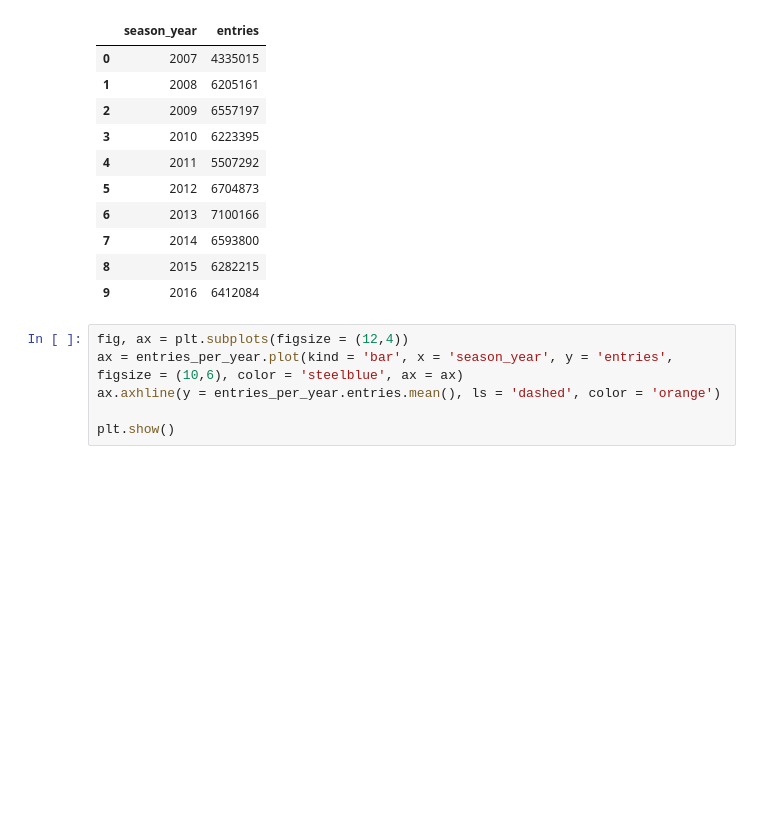
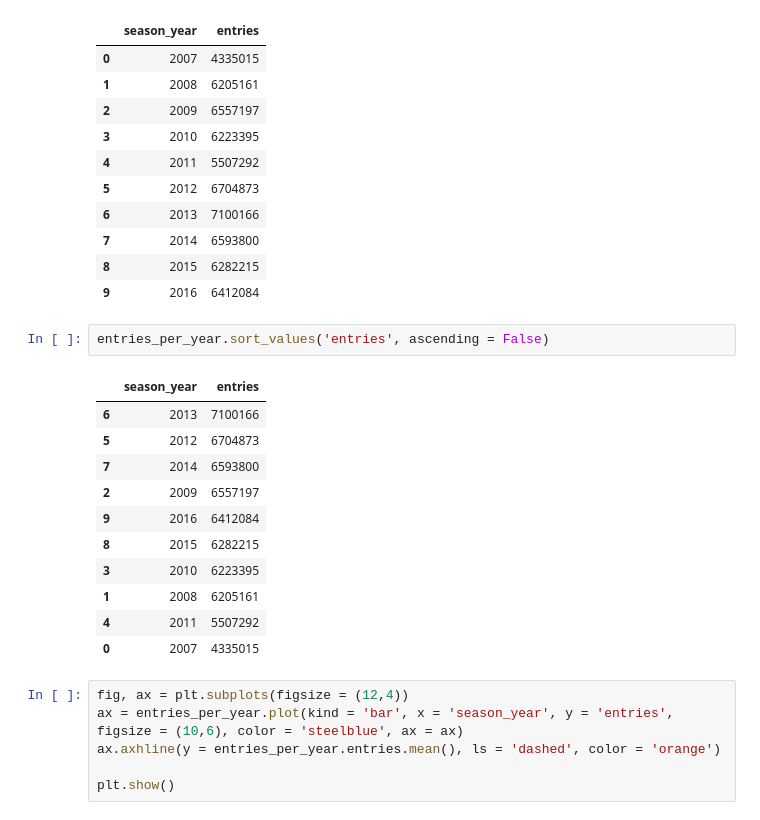
Before and after one commit to medhimugnier/capstone, a Jupyter notebook: 6.1_mm_eda_report_20170125.ipynb, the cells around one changed output. Drawn from its saved outputs; the diff is of its cells as text; blank space fills up the shorter version.

```diff
--- a/6.1_mm_eda_report_20170125.ipynb
+++ b/6.1_mm_eda_report_20170125.ipynb
@@ -124,6 +124,20 @@ entries_per_year
 | 7 | 2014 | 6593800 |
 | 8 | 2015 | 6282215 |
 | 9 | 2016 | 6412084 |
+# %%
+entries_per_year.sort_values('entries', ascending = False)
+# %% [output]
+|  | season_year | entries |
+| 6 | 2013 | 7100166 |
+| 5 | 2012 | 6704873 |
+| 7 | 2014 | 6593800 |
+| 2 | 2009 | 6557197 |
+| 9 | 2016 | 6412084 |
+| 8 | 2015 | 6282215 |
+| 3 | 2010 | 6223395 |
+| 1 | 2008 | 6205161 |
+| 4 | 2011 | 5507292 |
+| 0 | 2007 | 4335015 |
 # %%
 fig, ax = plt.subplots(figsize = (12,4))
 ax = entries_per_year.plot(kind = 'bar', x = 'season_year', y = 'entries', figsize = (10,6), color = 'steelblue', ax = ax)
```
Also changed, not shown: parts of 2 cells of this notebook.
